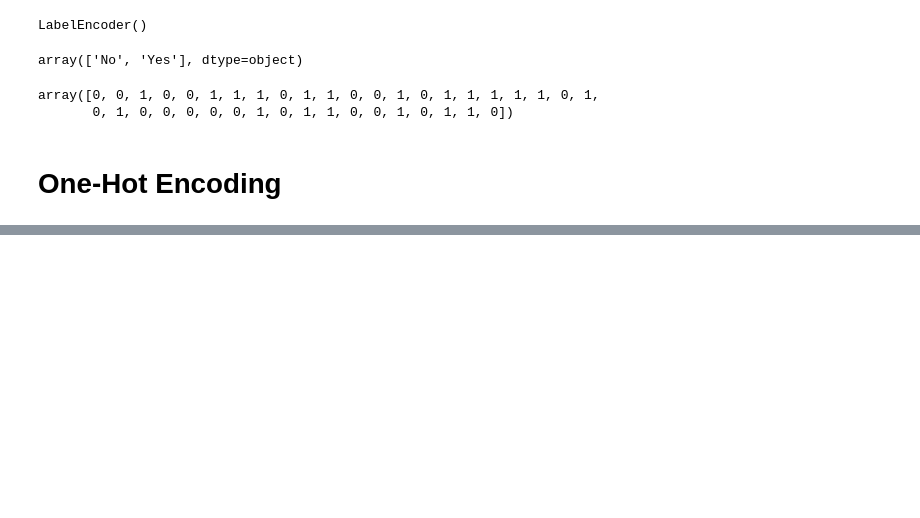
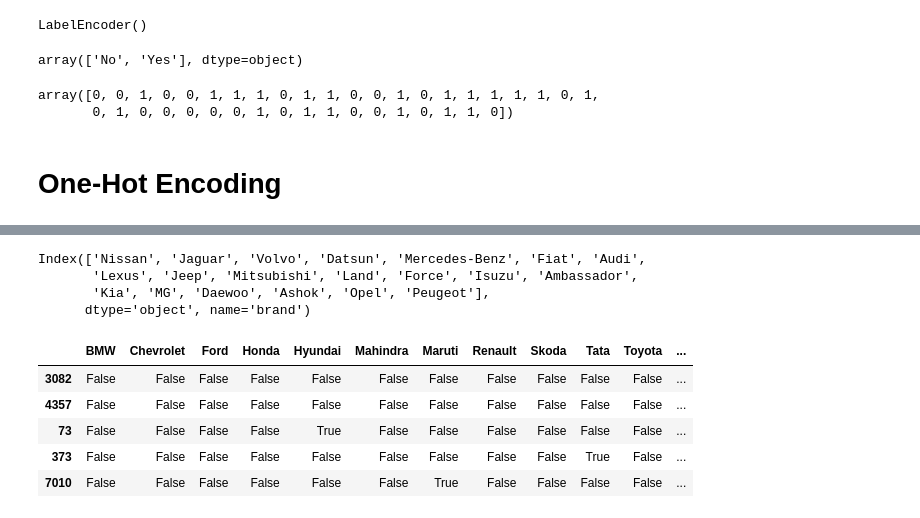
Before and after one commit to YashitaaArya/Python-Practices, a Jupyter notebook: EncodingCategoricalData.ipynb, the cells around one changed output, grey strips where cells are left out. Saved outputs shown, nothing was run; the diff lists cells and outputs as text; code cells hidden in the pictures; blank space fills up the shorter version.

```diff
--- a/EncodingCategoricalData.ipynb
+++ b/EncodingCategoricalData.ipynb
@@ -122,0 +290,23 @@ array([0, 0, 1, 0, 0, 1, 1, 1, 0, 1, 1, 0, 0, 1, 0, 1, 1, 1, 1, 1, 0, 1,
+# %%
+counts=df2['brand'].value_counts()
+# %%
+df2['brand'].nunique()
+threshold=100
+# %%
+counts[counts<=threshold].index
+# %% [output]
+Index(['Nissan', 'Jaguar', 'Volvo', 'Datsun', 'Mercedes-Benz', 'Fiat', 'Audi',
+       'Lexus', 'Jeep', 'Mitsubishi', 'Land', 'Force', 'Isuzu', 'Ambassador',
+       'Kia', 'MG', 'Daewoo', 'Ashok', 'Opel', 'Peugeot'],
+      dtype='object', name='brand')
+# %%
+replaccce=counts[counts<=threshold].index
+# %%
+pd.get_dummies(df2['brand'].replace(replaccce,'others')).sample(5)
+# %% [output]
+|  | BMW | Chevrolet | Ford | Honda | Hyundai | Mahindra | Maruti | Renault | Skoda | Tata | Toyota | ... |
+| 3082 | False | False | False | False | False | False | False | False | False | False | False | ... |
+| 4357 | False | False | False | False | False | False | False | False | False | False | False | ... |
+| 73 | False | False | False | False | True | False | False | False | False | False | False | ... |
+| 373 | False | False | False | False | False | False | False | False | False | True | False | ... |
+| 7010 | False | False | False | False | False | False | True | False | False | False | False | ... |
```
Also changed, not shown: parts of 20 cells of this notebook.
